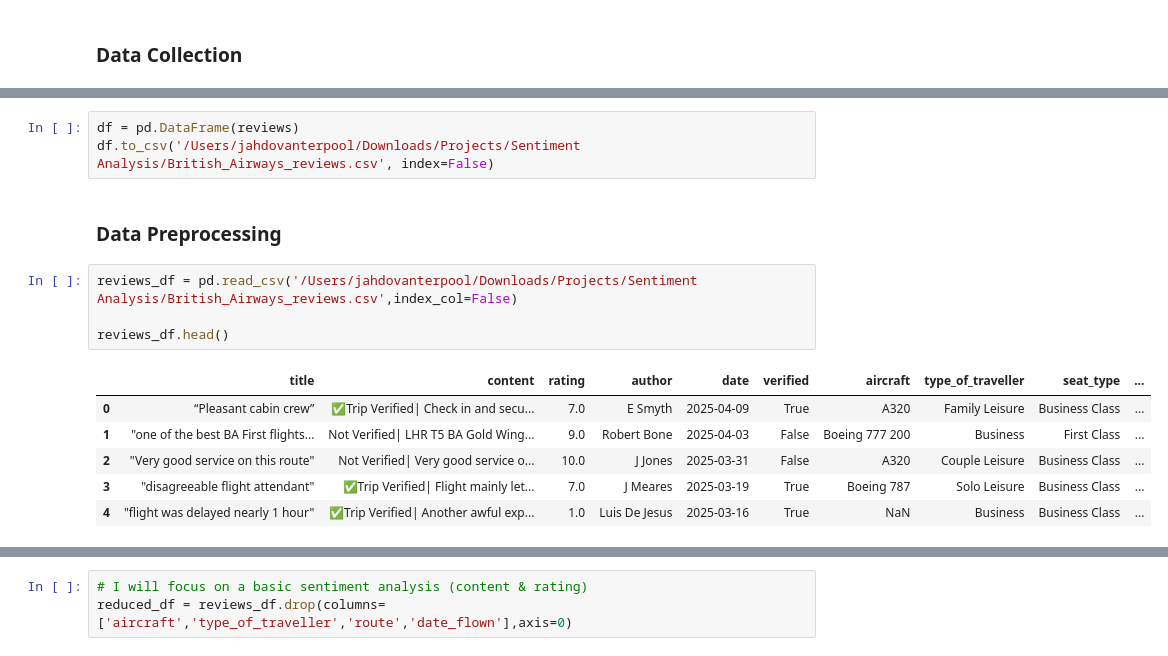
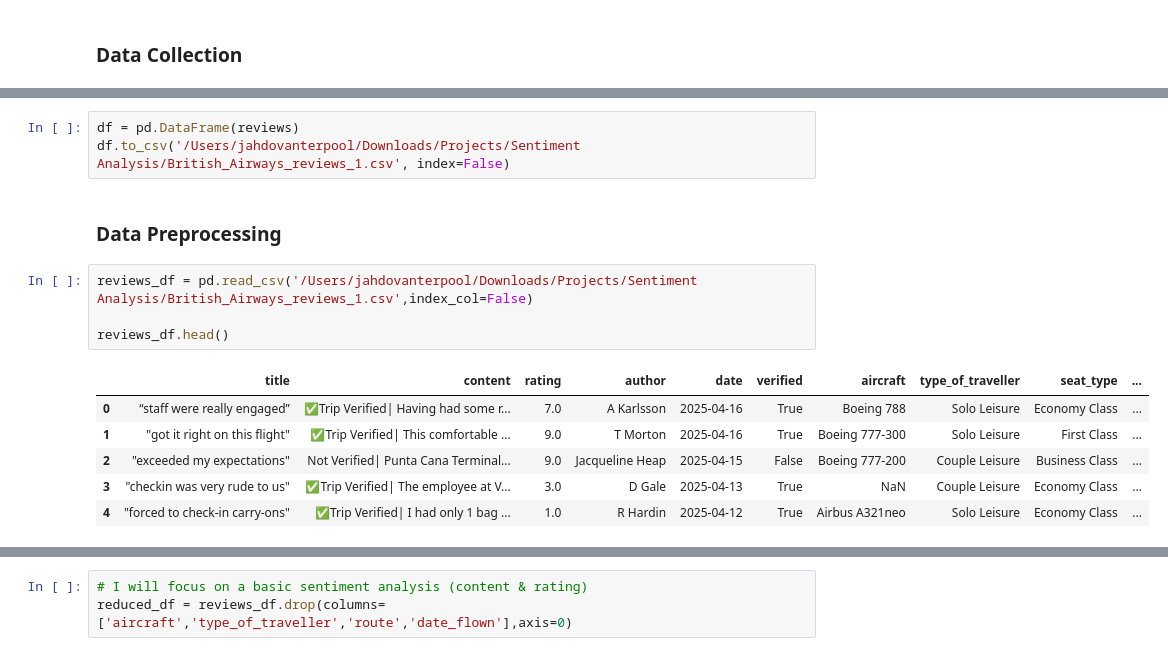
Before and after one commit to Jahdo-Codes/Real-World-Simulation-Projects, a Jupyter notebook: Forage /BA Job Simulation/BA reviews sentiment analysis.ipynb, the cells around one changed output, grey strips where cells are left out. Drawn from its saved outputs; the diff is of its cells as text.

```diff
--- a/Forage /BA Job Simulation/BA reviews sentiment analysis.ipynb
+++ b/Forage /BA Job Simulation/BA reviews sentiment analysis.ipynb
@@ -130,20 +156,20 @@ Scraping page 39 of 40 .........
 Scraping page 40 of 40 .........
 # %%
 df = pd.DataFrame(reviews)
-df.to_csv('/Users/jahdovanterpool/Downloads/Projects/Sentiment Analysis/British_Airways_reviews.csv', index=False)
+df.to_csv('/Users/jahdovanterpool/Downloads/Projects/Sentiment Analysis/British_Airways_reviews_1.csv', index=False)
 # %% [markdown]
 ### Data Preprocessing
 # %%
-reviews_df = pd.read_csv('/Users/jahdovanterpool/Downloads/Projects/Sentiment Analysis/British_Airways_reviews.csv',index_col=False)
+reviews_df = pd.read_csv('/Users/jahdovanterpool/Downloads/Projects/Sentiment Analysis/British_Airways_reviews_1.csv',index_col=False)
 
 reviews_df.head()
 # %% [output]
 |  | title | content | rating | author | date | verified | aircraft | type_of_traveller | seat_type | ... |
-| 0 | “Pleasant cabin crew” | ✅Trip Verified| Check in and secu... | 7.0 | E Smyth | 2025-04-09 | True | A320 | Family Leisure | Business Class | ... |
-| 1 | "one of the best BA First flights... | Not Verified| LHR T5 BA Gold Wing... | 9.0 | Robert Bone | 2025-04-03 | False | Boeing 777 200 | Business | First Class | ... |
-| 2 | "Very good service on this route" | Not Verified| Very good service o... | 10.0 | J Jones | 2025-03-31 | False | A320 | Couple Leisure | Business Class | ... |
-| 3 | "disagreeable flight attendant" | ✅Trip Verified| Flight mainly let... | 7.0 | J Meares | 2025-03-19 | True | Boeing 787 | Solo Leisure | Business Class | ... |
-| 4 | "flight was delayed nearly 1 hour" | ✅Trip Verified| Another awful exp... | 1.0 | Luis De Jesus | 2025-03-16 | True | NaN | Business | Business Class | ... |
+| 0 | “staff were really engaged” | ✅Trip Verified| Having had some r... | 7.0 | A Karlsson | 2025-04-16 | True | Boeing 788 | Solo Leisure | Economy Class | ... |
+| 1 | "got it right on this flight" | ✅Trip Verified| This comfortable ... | 9.0 | T Morton | 2025-04-16 | True | Boeing 777-300 | Solo Leisure | First Class | ... |
+| 2 | "exceeded my expectations" | Not Verified| Punta Cana Terminal... | 9.0 | Jacqueline Heap | 2025-04-15 | False | Boeing 777-200 | Couple Leisure | Business Class | ... |
+| 3 | "checkin was very rude to us" | ✅Trip Verified| The employee at V... | 3.0 | D Gale | 2025-04-13 | True | NaN | Couple Leisure | Economy Class | ... |
+| 4 | "forced to check-in carry-ons" | ✅Trip Verified| I had only 1 bag ... | 1.0 | R Hardin | 2025-04-12 | True | Airbus A321neo | Solo Leisure | Economy Class | ... |
 # %%
 top_missingValue_columns = reviews_df.isnull().sum()\
     .sort_values(ascending=False)\
```
Also changed, not shown: parts of 16 cells of this notebook, 1 other file.
